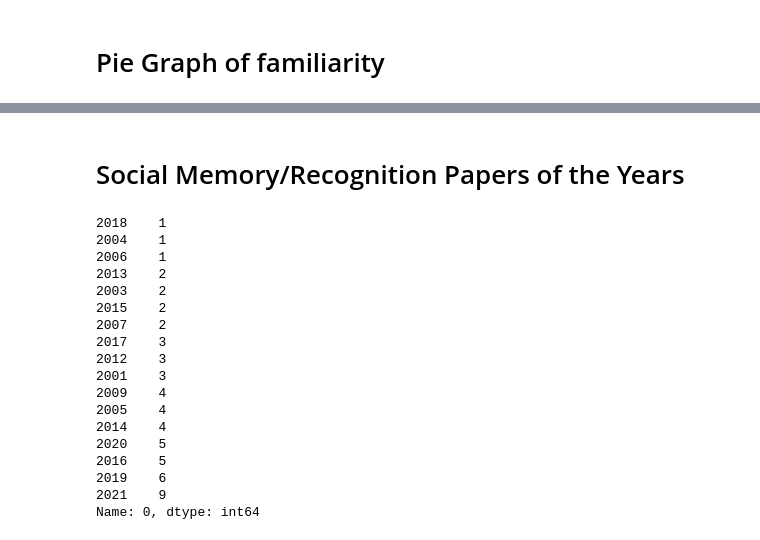
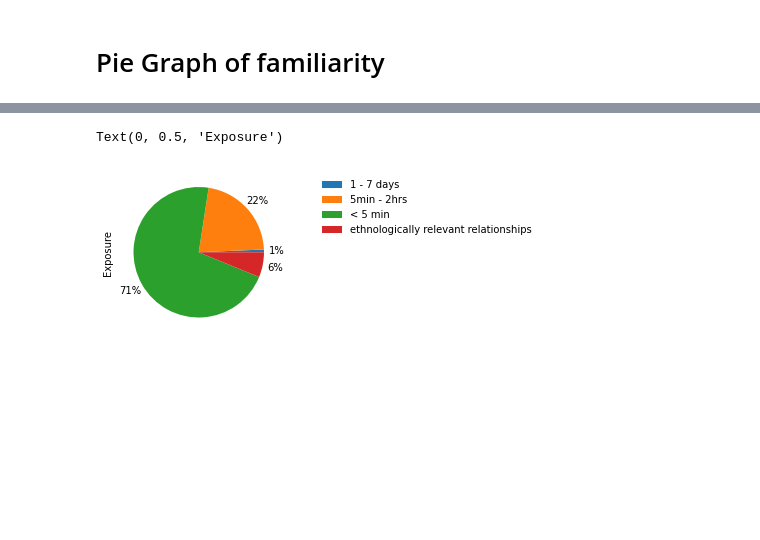
Before and after one commit to padillacoreanolab/literature_review_processing, a Jupyter notebook: results/2022_09_09_literature_review_processing/Graphs for Literature Review.ipynb, the cells around one changed output, grey strips where cells are left out. Drawn from its saved outputs; the diff is of its cells as text; code cells hidden in the pictures; blank space fills up the shorter version.

Commit message:
Social Identity Pie Graph

```diff
--- a/results/2022_09_09_literature_review_processing/Graphs for Literature Review.ipynb
+++ b/results/2022_09_09_literature_review_processing/Graphs for Literature Review.ipynb
@@ -276,13 +313,14 @@ exploded_famtime_df.head()
 # %%
-exploded_famtime_df.groupby([sliced_column]).sum().plot(kind='pie',subplots = True,autopct='%1.0f%%', pctdistance=1.2, labeldistance=None, colors=colors)
+exploded_famtime_df.groupby([sliced_column]).sum().plot(kind='pie',subplots = True,autopct='%1.0f%%', pctdistance=1.2, labeldistance=None)
 plt.legend(bbox_to_anchor=(1.2, 1.0),frameon = False) #Moves legend and takes frame off
 plt.ylabel("Exposure")
 
 #from cycler import cycler
 #colors = plt.cm.gray(np.linspace(0.2,0.8,5))
 #plt.rcParams['axes.prop_cycle'] = cycler(color=colors)
 #for patch, hatch in zip(pie[0],hatches):
 #    patch.set_hatch(hatch)
 #patches = plt.pie(data)
+# %% [output]
+Text(0, 0.5, 'Exposure')
+[figure, added]
-# %% [markdown]
-# Social Memory/Recognition Papers of the Years
@@ -299,21 +326,0 @@ mne_df = mne_df.drop(mne_df.index[-1])
-# %%
-mne_df.iloc[::-1]
-# %% [output]
-2018    1
-2004    1
-2006    1
-2013    2
-2003    2
-2015    2
-2007    2
-2017    3
-2012    3
-2001    3
-2009    4
-2005    4
-2014    4
-2020    5
-2016    5
-2019    6
-2021    9
-Name: 0, dtype: int64
```
Also changed, not shown: parts of 19 cells of this notebook.
